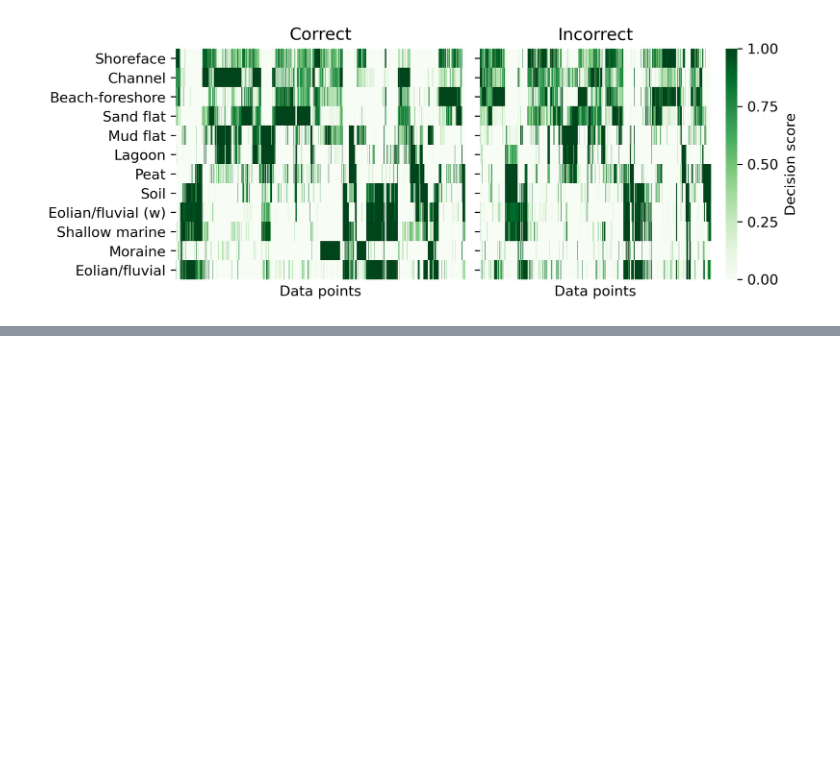
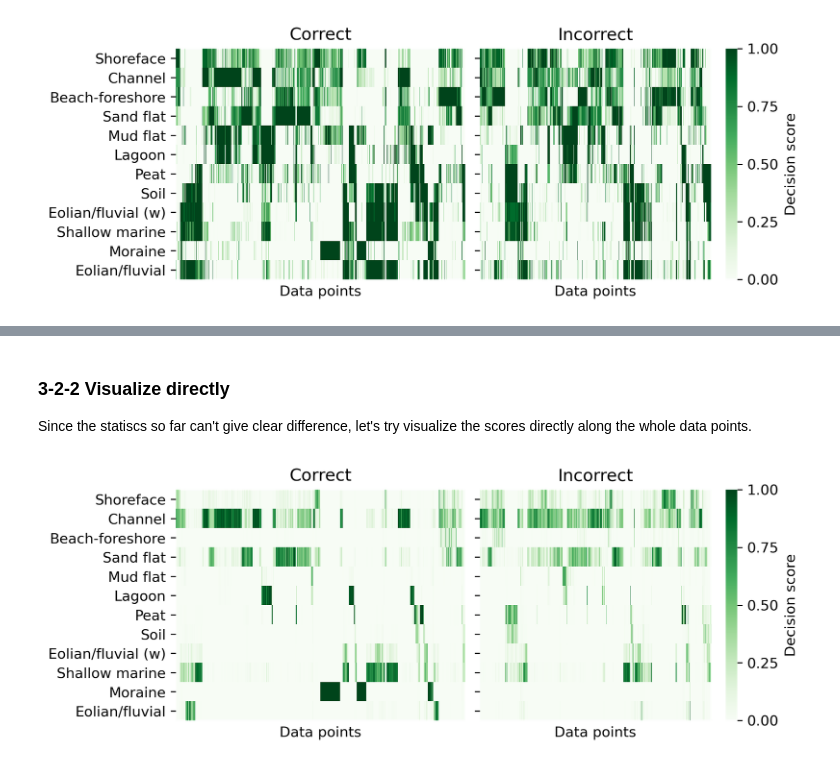
Before and after one commit to dispink/WASA-faciesXRF, a Jupyter notebook: machine_confidence.ipynb, the cells around one changed output, grey strips where cells are left out. Cells and saved outputs as stored; diff of their text form; code cells hidden in the pictures; blank space fills up the shorter version.

```diff
--- a/machine_confidence.ipynb
+++ b/machine_confidence.ipynb
@@ -228,0 +320,9 @@ Hmm...the scores can't show the hesitation I expected no mattter how I manage th
+# %% [markdown]
+### 3-2-2 Visualize directly
+Since the statiscs so far can't give clear difference, let's try visualize the scores directly along the whole data points.
+# %%
+# the whole range of scores
+mask = compile_df.y == compile_df.y_pred
+plot_dec(pro, mask, 1, 0)
+# %% [output]
+[figure, added]
```
Also changed, not shown: parts of 19 cells of this notebook.
